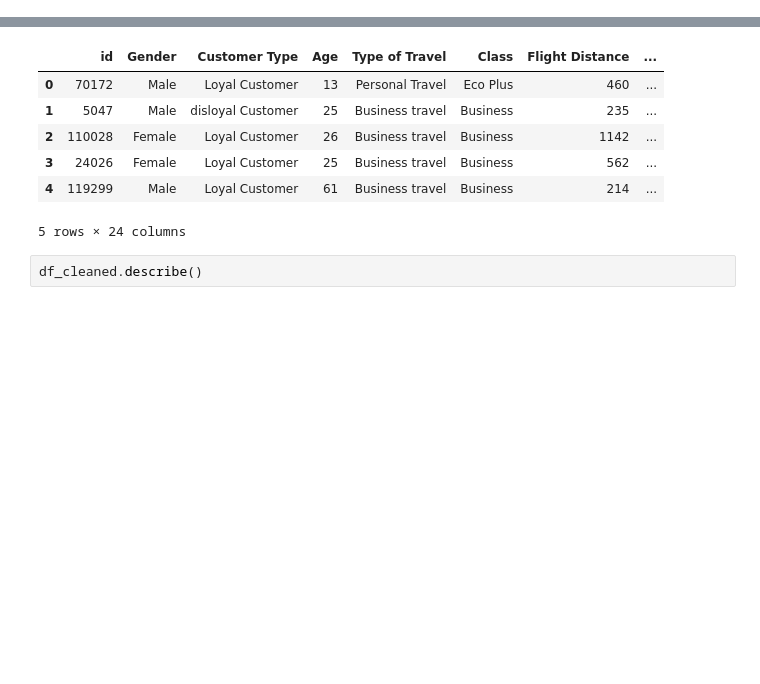
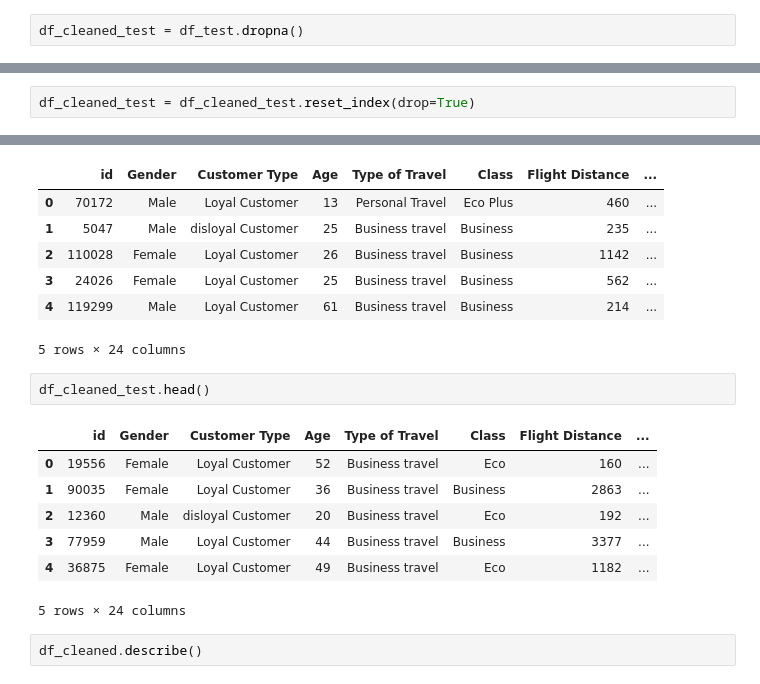
Before and after one commit to Dzoel31/Data-Mining-Classification-Clustering, a Jupyter notebook: Project_UAS_DMDW.ipynb, the cells around one changed output, grey strips where cells are left out. Saved outputs shown, nothing was run; the diff lists cells and outputs as text; blank space fills up the shorter version.

```diff
--- a/Project_UAS_DMDW.ipynb
+++ b/Project_UAS_DMDW.ipynb
@@ -101,6 +165,8 @@ dtype: int64
 Membersihkan Missing Value
 # %%
 df_cleaned = df.dropna()
+# %%
+df_cleaned_test = df_test.dropna()
 # %%
 df_cleaned.isnull().sum()
 # %% [output]
@@ -125,6 +211,8 @@ dtype: int64
 Menghapus Kolom index
 # %%
 df_cleaned = df_cleaned.reset_index(drop=True)
+# %%
+df_cleaned_test = df_cleaned_test.reset_index(drop=True)
 # %% [markdown]
 Data Yang Sudah Dibersihkan
 # %%
@@ -137,6 +225,16 @@ df_cleaned.head()
 | 3 | 24026 | Female | Loyal Customer | 25 | Business travel | Business | 562 | ... |
 | 4 | 119299 | Male | Loyal Customer | 61 | Business travel | Business | 214 | ... |
 5 rows × 24 columns
+# %%
+df_cleaned_test.head()
+# %% [output]
+|  | id | Gender | Customer Type | Age | Type of Travel | Class | Flight Distance | ... |
+| 0 | 19556 | Female | Loyal Customer | 52 | Business travel | Eco | 160 | ... |
+| 1 | 90035 | Female | Loyal Customer | 36 | Business travel | Business | 2863 | ... |
+| 2 | 12360 | Male | disloyal Customer | 20 | Business travel | Eco | 192 | ... |
+| 3 | 77959 | Male | Loyal Customer | 44 | Business travel | Business | 3377 | ... |
+| 4 | 36875 | Female | Loyal Customer | 49 | Business travel | Eco | 1182 | ... |
+5 rows × 24 columns
 # %%
 df_cleaned.describe()
 # %% [output]
```
Also changed, not shown: parts of 9 cells of this notebook, 1 other file.
